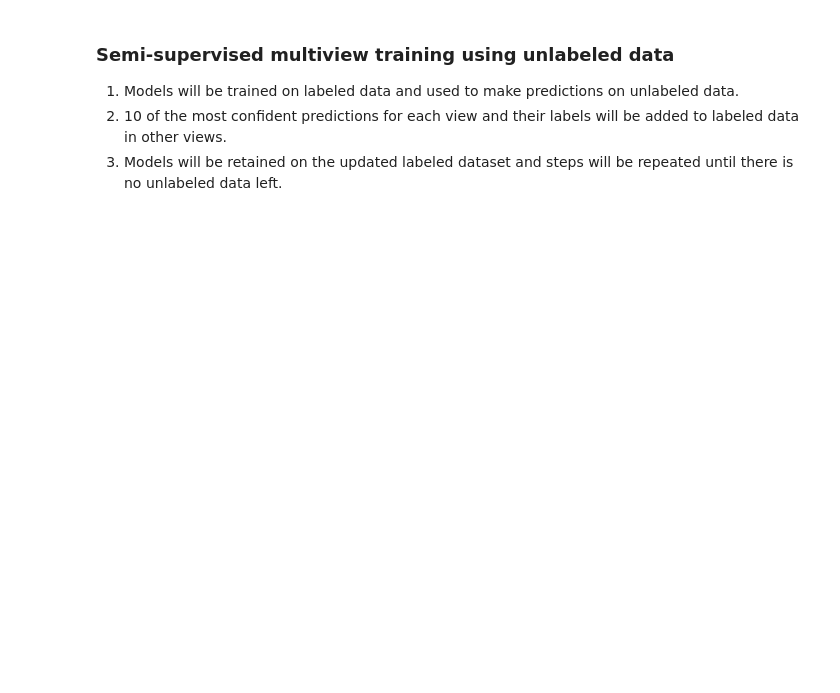
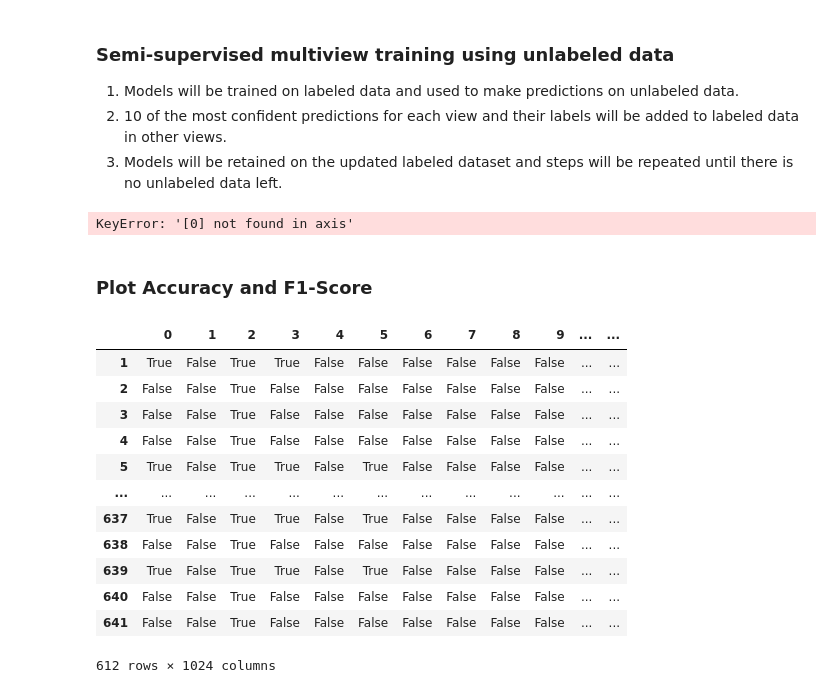
Before and after one commit to Shiska07/Semi-Supervised-Learning, a Jupyter notebook: Multi-View Training for Classification of Chemical Activity/Semi-Supervised Multi View Training for Chemical Activity Classification.ipynb, the cells around one changed output. Cells and saved outputs as stored; diff of their text form; code cells hidden in the pictures; blank space fills up the shorter version.

```diff
--- a/Multi-View Training for Classification of Chemical Activity/Semi-Supervised Multi View Training for Chemical Activity Classification.ipynb
+++ b/Multi-View Training for Classification of Chemical Activity/Semi-Supervised Multi View Training for Chemical Activity Classification.ipynb
@@ -395,3 +443,11 @@ def multi_view_training(n_values):
         add_unlabeled_data(indices_list, labels_list)
 
     return models_list, test_acc, test_f1
+# %%
+# get final models and test acuuracy scores
+n = 10
+final_models_list, test_acc_list, test_f1_list = multi_view_training(n)
+# %% [output]
+KeyError: '[0] not found in axis'
+# %% [markdown]
+### Plot Accuracy and F1-Score
@@ -397,0 +470,16 @@ def multi_view_training(n_values):
+# %%
+X_train_fps_u[0]
+# %% [output]
+|  | 0 | 1 | 2 | 3 | 4 | 5 | 6 | 7 | 8 | 9 | ... | ... |
+| 1 | True | False | True | True | False | False | False | False | False | False | ... | ... |
+| 2 | False | False | True | False | False | False | False | False | False | False | ... | ... |
+| 3 | False | False | True | False | False | False | False | False | False | False | ... | ... |
+| 4 | False | False | True | False | False | False | False | False | False | False | ... | ... |
+| 5 | True | False | True | True | False | True | False | False | False | False | ... | ... |
+| ... | ... | ... | ... | ... | ... | ... | ... | ... | ... | ... | ... | ... |
+| 637 | True | False | True | True | False | True | False | False | False | False | ... | ... |
+| 638 | False | False | True | False | False | False | False | False | False | False | ... | ... |
+| 639 | True | False | True | True | False | True | False | False | False | False | ... | ... |
+| 640 | False | False | True | False | False | False | False | False | False | False | ... | ... |
+| 641 | False | False | True | False | False | False | False | False | False | False | ... | ... |
+612 rows × 1024 columns
```
Also changed, not shown: parts of 16 cells of this notebook, 1 other file.
